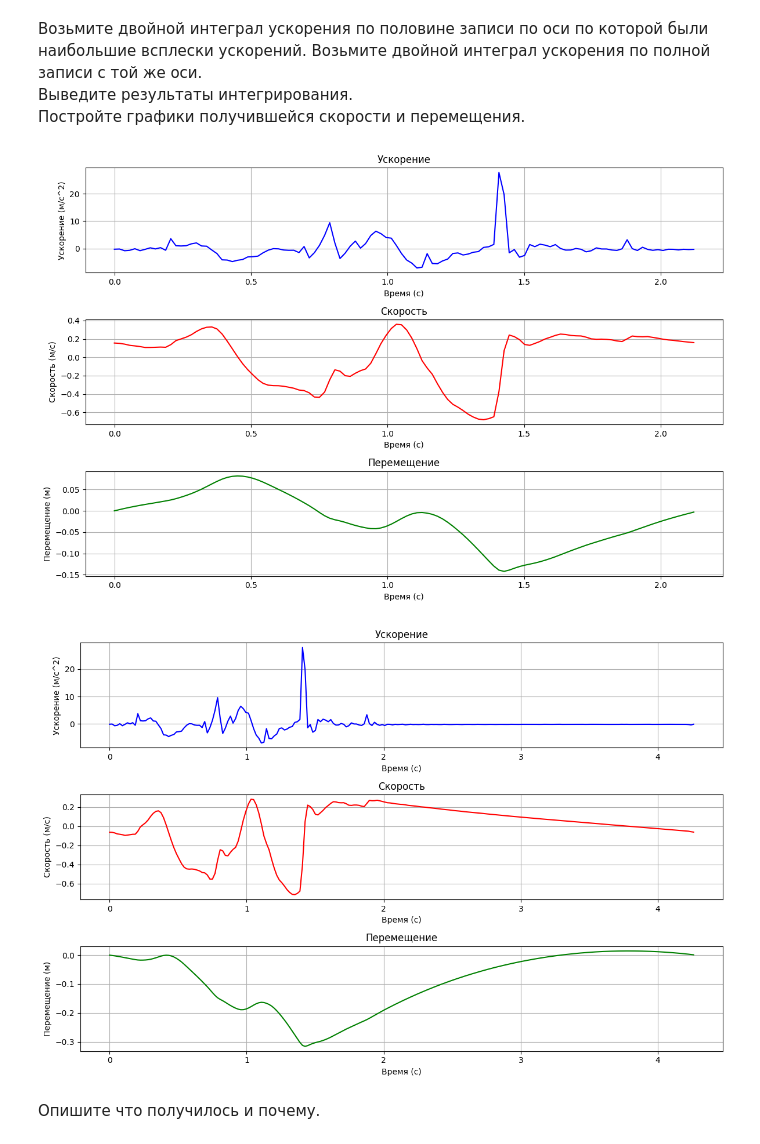
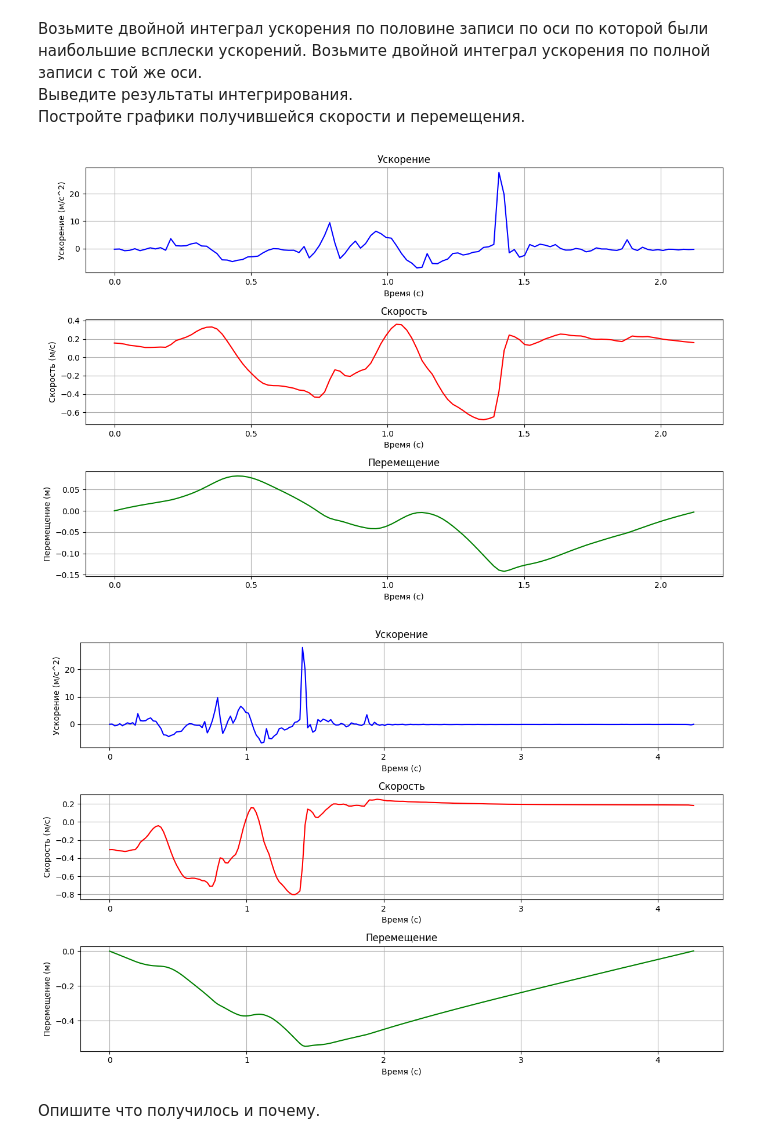
Before and after one commit to cross2582/3lab, a Jupyter notebook: ЛР3.ipynb, the cells around one changed output. Cells and saved outputs as stored; diff of their text form; code cells hidden in the pictures.

```diff
--- a/ЛР3.ipynb
+++ b/ЛР3.ipynb
@@ -122,35 +128,34 @@ def read_csv(fname):
     init = False
     t0 = 0
     with open(fname, newline = '') as csvfile:
         datareader = csv.reader(csvfile)
         for row in datareader:
             if (len(row)>=4):
                 if init:
                     if t0 == 0:
                         t0 = float(row[0])
                     time.append((float(row[0])-t0)/10e8)
                     z.append(float(row[2]))
                     y.append(float(row[3]))
                     x.append(float(row[4]))
                 else:
                     init=True
     return time, x, y, z
 
 time, x, y, z = read_csv('Accelerometer(1).csv')
 max_acceleration_axis = np.argmax([max(x), max(y), max(z)])
 half_index = len(time) // 2
 axis_data = [x, y, z][max_acceleration_axis]
 acceleration_half = axis_data[:half_index]
 acceleration_half -= np.mean(acceleration_half)
-axis_data -= np.mean(axis_data)
 time_half = time[:half_index]
 velocity_half, displacement_half = integrate_acceleration(time_half, acceleration_half)
 velocity_full, displacement_full = integrate_acceleration(time, axis_data)
 plot_results(time_half, acceleration_half, velocity_half, displacement_half, f"Axis {max_acceleration_axis} (Half Data)")
 plot_results(time, axis_data, velocity_full, displacement_full, f"Axis {max_acceleration_axis} (Full Data)")
 # %% [output]
 [figure]
-[figure, old version]
+[figure, new version]
 # %% [markdown]
 Опишите что получилось и почему.
 # %% [markdown]
```
Also changed, not shown: parts of 3 cells of this notebook.
